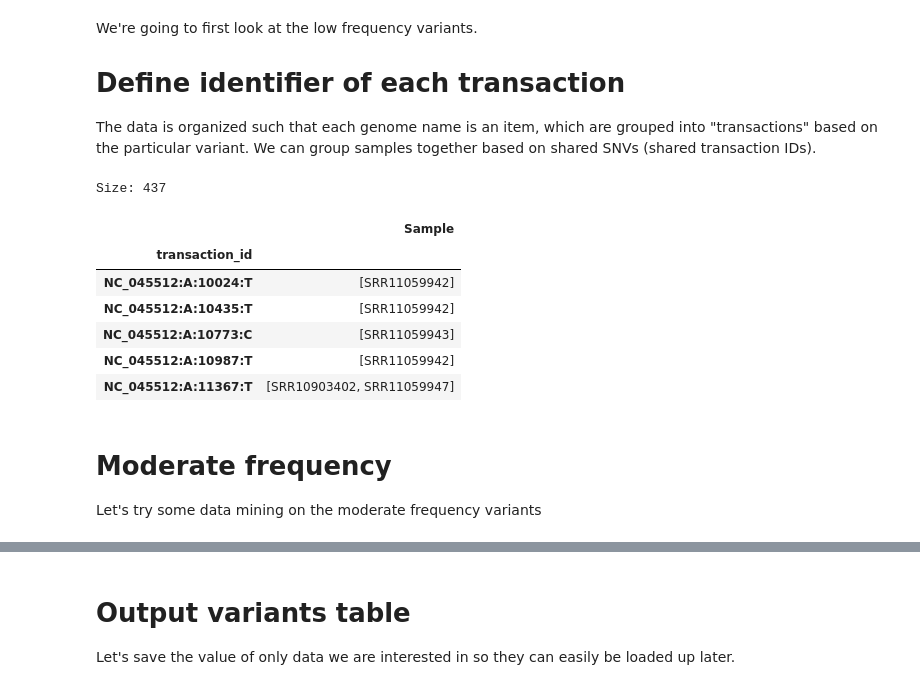
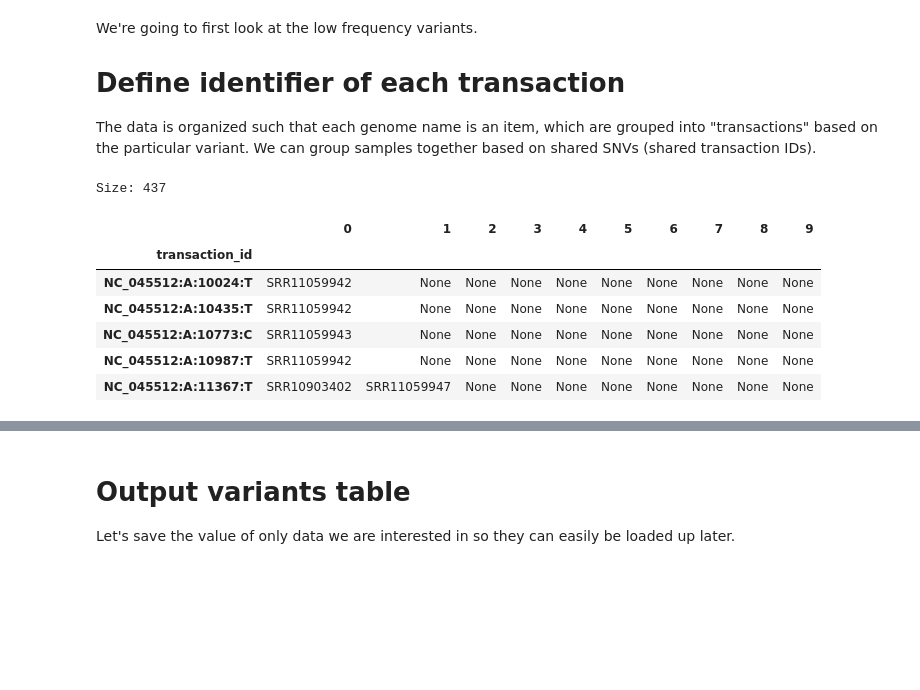
Before and after one commit to apetkau/comp7944-project, a Jupyter notebook: data/snv-data/for_use/snv-extract-transactions.ipynb, the cells around one changed output, grey strips where cells are left out. Drawn from its saved outputs; the diff is of its cells as text; code cells hidden in the pictures; blank space fills up the shorter version.

Commit message:
Changing to only export sample identifiers

```diff
--- a/data/snv-data/for_use/snv-extract-transactions.ipynb
+++ b/data/snv-data/for_use/snv-extract-transactions.ipynb
@@ -78,22 +78,19 @@ We're going to first look at the low frequency variants.
 The data is organized such that each genome name is an item, which are grouped into "transactions" based on the particular variant. We can group samples together based on shared SNVs (shared transaction IDs).
 # %%
 def group_transactions(df):
-    return df.groupby('transaction_id').agg(
-        {'Sample': lambda x: list(x)}).reset_index().set_index('transaction_id')
+    f = df.groupby('transaction_id').agg(
+        {'Sample': lambda x: set(x)}).reset_index().set_index('transaction_id')
+    return pd.DataFrame(f['Sample'].values.tolist(), index=f.index)
 
 transaction_table_mf = group_transactions(data_mf)
 print(f"Size: {len(transaction_table_mf)}")
 transaction_table_mf.head(5)
 # %% [output]
 Size: 437
-|  | Sample |
-| transaction_id |  |
-| NC_045512:A:10024:T | [SRR11059942] |
-| NC_045512:A:10435:T | [SRR11059942] |
-| NC_045512:A:10773:C | [SRR11059943] |
-| NC_045512:A:10987:T | [SRR11059942] |
-| NC_045512:A:11367:T | [SRR10903402, SRR11059947] |
+|  | 0 | 1 | 2 | 3 | 4 | 5 | 6 | 7 | 8 | 9 |
+| transaction_id |  |  |  |  |  |  |  |  |  |  |
+| NC_045512:A:10024:T | SRR11059942 | None | None | None | None | None | None | None | None | None |
+| NC_045512:A:10435:T | SRR11059942 | None | None | None | None | None | None | None | None | None |
+| NC_045512:A:10773:C | SRR11059943 | None | None | None | None | None | None | None | None | None |
+| NC_045512:A:10987:T | SRR11059942 | None | None | None | None | None | None | None | None | None |
+| NC_045512:A:11367:T | SRR10903402 | SRR11059947 | None | None | None | None | None | None | None | None |
-# %% [markdown]
-# Moderate frequency
-
-Let's try some data mining on the moderate frequency variants
```
Also changed, not shown: parts of 9 cells of this notebook, 2 other files.
